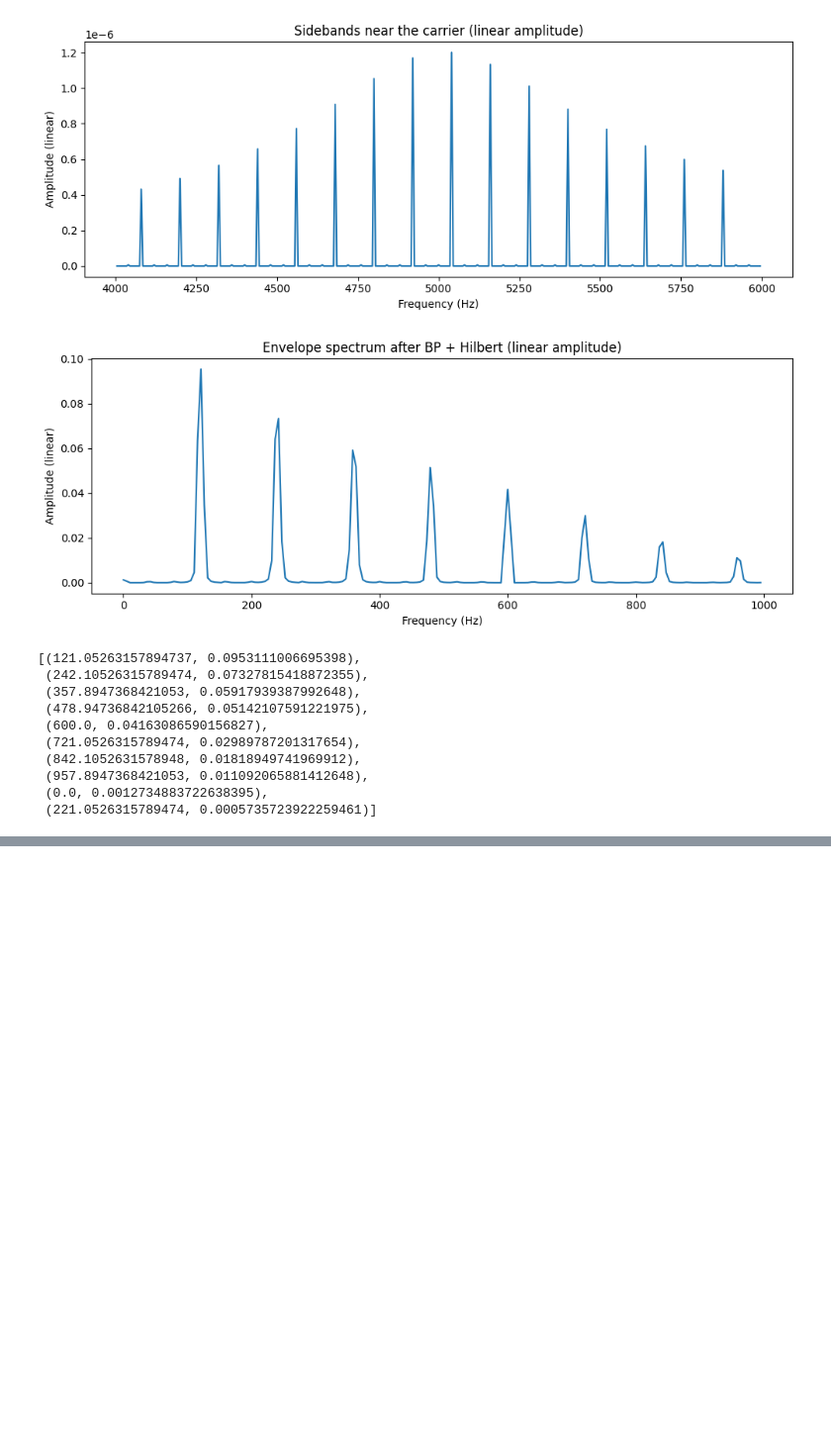
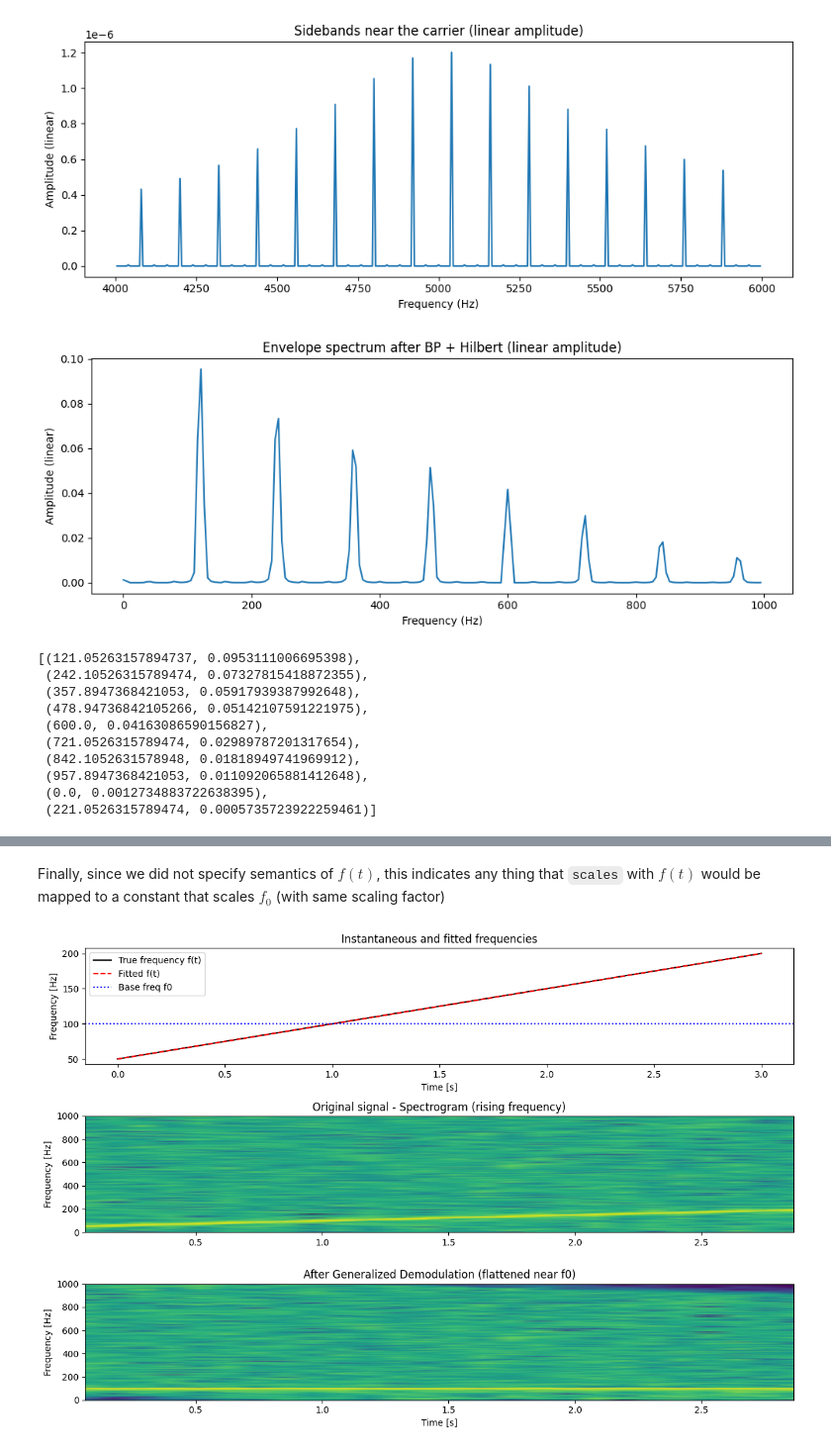
Before and after one commit to heyjianjing/fourier_transform_and_optics, a Jupyter notebook: ft_21_Hilbert_transform.ipynb, the cells around one changed output, grey strips where cells are left out. Shown at 99% size. Saved outputs shown, nothing was run; the diff lists cells and outputs as text; code cells hidden in the pictures; blank space fills up the shorter version.

Commit message:
added generalized demodulation

```diff
--- a/ft_21_Hilbert_transform.ipynb
+++ b/ft_21_Hilbert_transform.ipynb
@@ -327,0 +380,58 @@ peaks_linear
+# %% [markdown]
+Finally, since we did not specify semantics of $f(t)$, this indicates any thing that `scales` with $f(t)$ would be mapped to a constant that scales $f_0$ (with same scaling factor)
+# %%
+fs = 2000 # Sampling frequency
+T = 3 # Duration (s)
+t = np.linspace(0, T, int(T*fs))
+
+# True instantaneous frequency
+f_start, f_end = 50, 200
+f_t = np.linspace(f_start, f_end, len(t)) # true f(t)
+
+# Generate signal with time-varying phase
+phi_t = np.cumsum(f_t) / fs # integrate frequency to get phase (cycles)
+x = np.exp(1j * 2 * np.pi * phi_t) # analytic signal
+x_real = np.real(x) + 0.5 * np.random.randn(len(t)) # add noise for spectrogram
+
+measured_freq = f_t + 5 * np.random.randn(len(t)) # noisy measurement
+
+# Fit a polynomial to approximate instantaneous frequency (Eq. 4)
+coeffs = np.polyfit(t, measured_freq, 2)
+fitted_freq = np.polyval(coeffs, t)
+
+# p_0(t) = int [f(t) - f_0] dt
+f_0 = 100.0 # base (reference) frequency
+p_0_t = np.cumsum(fitted_freq - f_0) / fs # numerical integration (dt = 1/fs)
+
+y_t = signal.hilbert(x_real) * np.exp(-1j * 2 * np.pi * p_0_t)
+y_real = np.real(y_t)
+
+f, t_spec, Sxx = signal.spectrogram(x_real, fs)
+_, _, Syy = signal.spectrogram(y_real, fs)
+
+plt.figure(figsize=(12, 8))
+
+plt.subplot(3, 1, 1)
+plt.plot(t, f_t, 'k', label='True frequency f(t)')
+plt.plot(t, fitted_freq, 'r--', label='Fitted f(t)')
+plt.axhline(f_0, color='b', linestyle=':', label='Base freq f0')
+plt.xlabel('Time [s]')
+plt.ylabel('Frequency [Hz]')
+plt.title('Instantaneous and fitted frequencies')
+plt.legend()
+
+plt.subplot(3, 1, 2)
+plt.pcolormesh(t_spec, f, 10 * np.log10(Sxx + 1e-8), shading='gouraud')
+plt.ylabel('Frequency [Hz]')
+plt.title('Original signal - Spectrogram (rising frequency)')
+
+plt.subplot(3, 1, 3)
+plt.pcolormesh(t_spec, f, 10 * np.log10(Syy + 1e-8), shading='gouraud')
+plt.xlabel('Time [s]')
+plt.ylabel('Frequency [Hz]')
+plt.title('After Generalized Demodulation (flattened near f0)')
+
+plt.tight_layout()
+plt.show()
+# %% [output]
+[figure, added]
```
Also changed, not shown: parts of 8 cells of this notebook.
